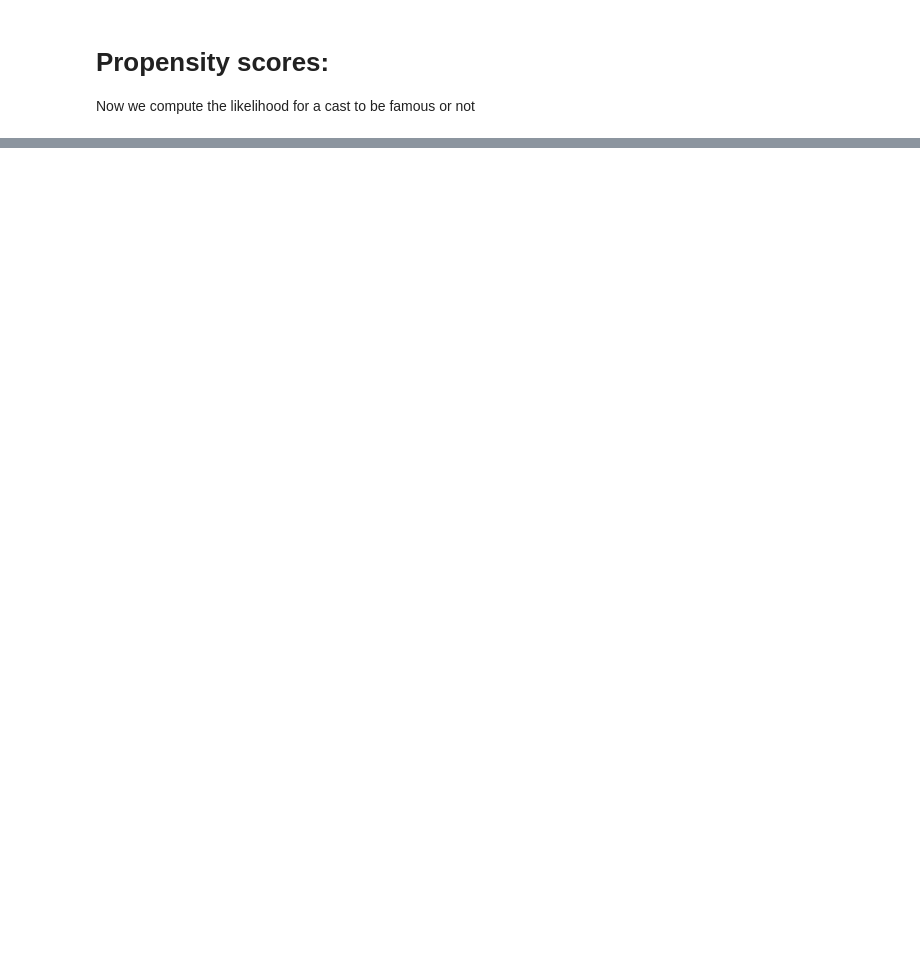
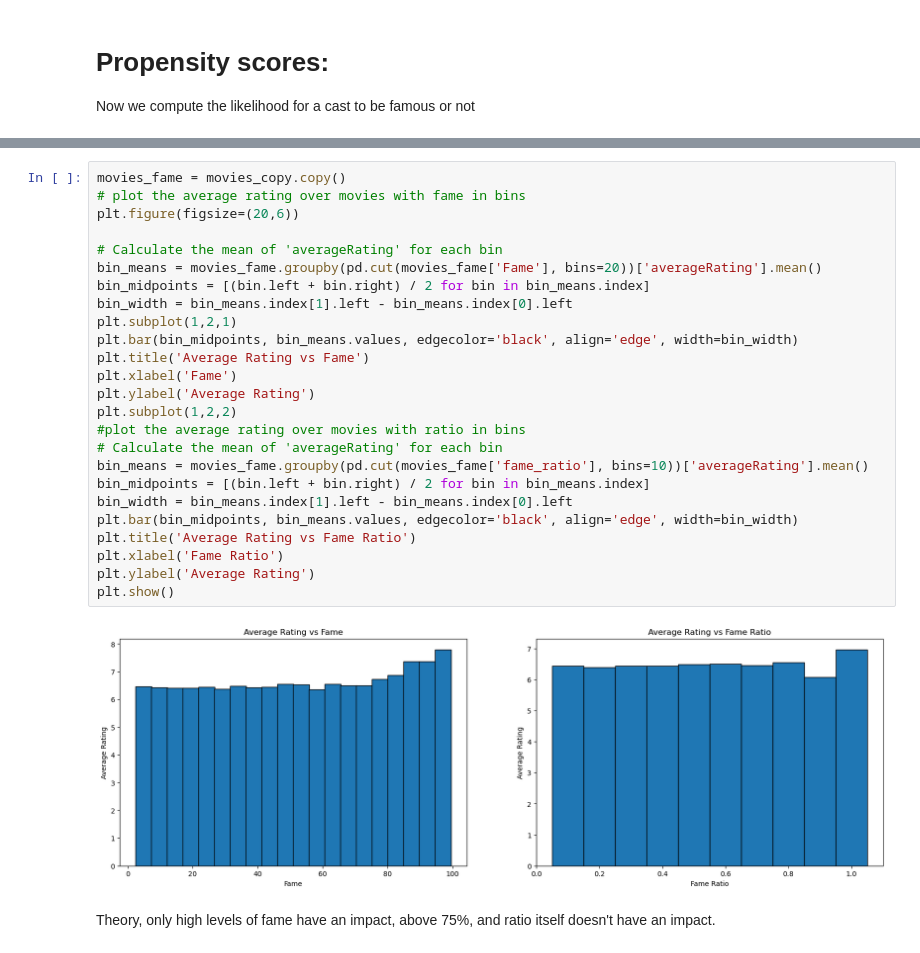
Before and after one commit to epfl-ada/ada-2023-project-shinebrightlikeadamon, a Jupyter notebook: fame_pop_analysis.ipynb, the cells around one changed output, grey strips where cells are left out. Drawn from its saved outputs; the diff is of its cells as text; blank space fills up the shorter version.

```diff
--- a/fame_pop_analysis.ipynb
+++ b/fame_pop_analysis.ipynb
@@ -813,0 +802,29 @@ No artists with labels found to put in legend.  Note that artists whose label st
+# %%
+movies_fame = movies_copy.copy()
+# plot the average rating over movies with fame in bins
+plt.figure(figsize=(20,6))
+
+# Calculate the mean of 'averageRating' for each bin
+bin_means = movies_fame.groupby(pd.cut(movies_fame['Fame'], bins=20))['averageRating'].mean()
+bin_midpoints = [(bin.left + bin.right) / 2 for bin in bin_means.index]
+bin_width = bin_means.index[1].left - bin_means.index[0].left
+plt.subplot(1,2,1)
+plt.bar(bin_midpoints, bin_means.values, edgecolor='black', align='edge', width=bin_width)
+plt.title('Average Rating vs Fame')
+plt.xlabel('Fame')
+plt.ylabel('Average Rating')
+plt.subplot(1,2,2)
+#plot the average rating over movies with ratio in bins
+# Calculate the mean of 'averageRating' for each bin
+bin_means = movies_fame.groupby(pd.cut(movies_fame['fame_ratio'], bins=10))['averageRating'].mean()
+bin_midpoints = [(bin.left + bin.right) / 2 for bin in bin_means.index]
+bin_width = bin_means.index[1].left - bin_means.index[0].left
+plt.bar(bin_midpoints, bin_means.values, edgecolor='black', align='edge', width=bin_width)
+plt.title('Average Rating vs Fame Ratio')
+plt.xlabel('Fame Ratio')
+plt.ylabel('Average Rating')
+plt.show()
+# %% [output]
+[figure, added]
+# %% [markdown]
+Theory, only high levels of fame have an impact, above 75%, and ratio itself doesn't have an impact.
```
Also changed, not shown: parts of 24 cells of this notebook.
